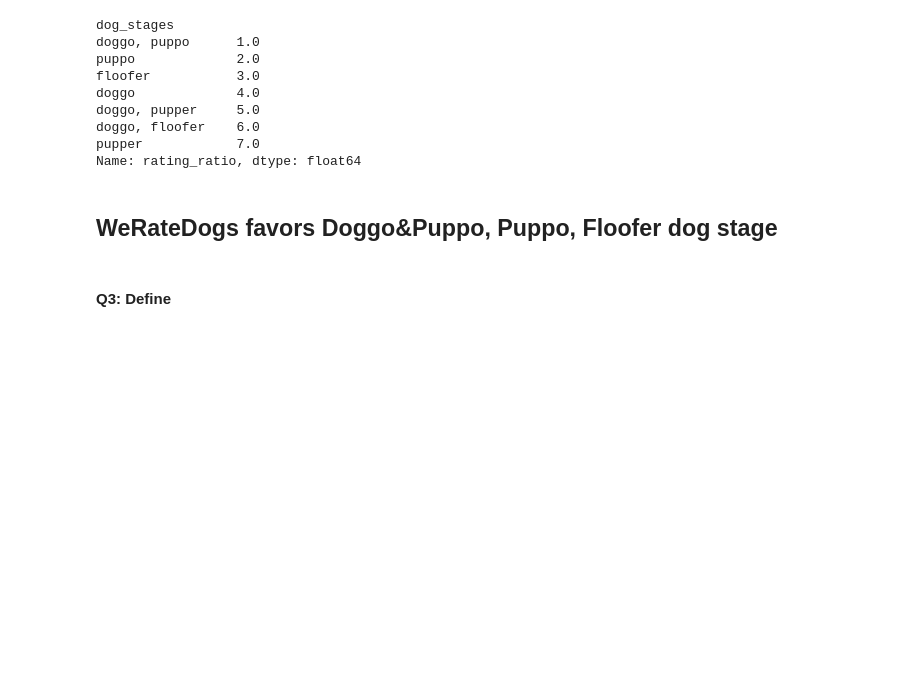
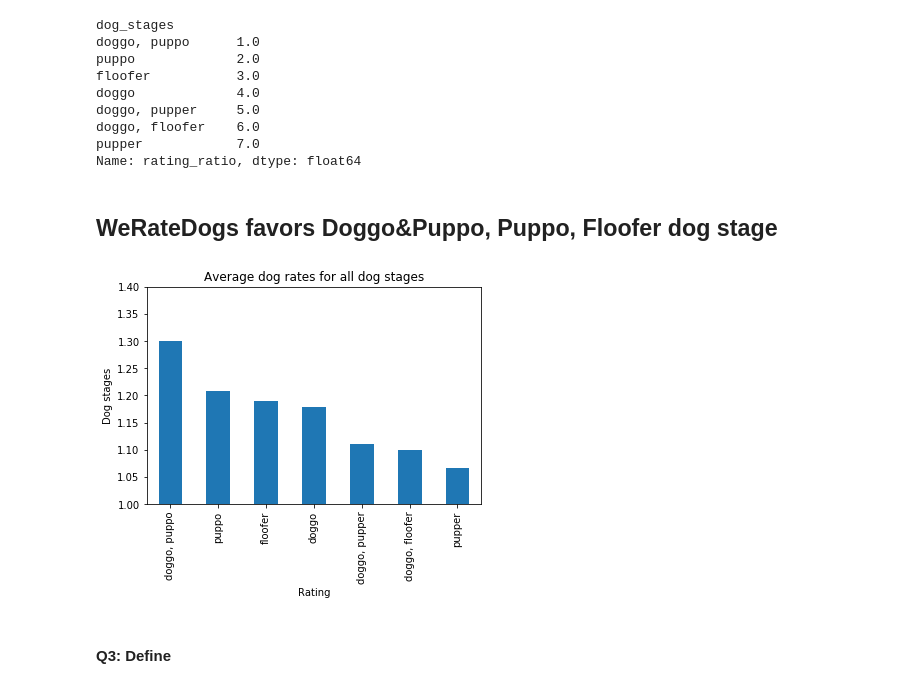
Before and after one commit to uminomuneaki/Analyze-WeRateDogs-with-tweepy, a Jupyter notebook: wrangle_act.ipynb, the cells around one changed output. Saved outputs shown, nothing was run; the diff lists cells and outputs as text; code cells hidden in the pictures; blank space fills up the shorter version.

```diff
--- a/wrangle_act.ipynb
+++ b/wrangle_act.ipynb
@@ -984,6 +992,14 @@ pupper            7.0
 Name: rating_ratio, dtype: float64
 # %% [markdown]
 ## WeRateDogs favors Doggo&Puppo, Puppo, Floofer dog stage
+# %%
+dog_rate.sort_values( ascending=False).plot(kind = 'bar')
+plt.ylim(1.0, 1.4)
+plt.title('Average dog rates for all dog stages')
+plt.xlabel('Rating')
+plt.ylabel('Dog stages');
+# %% [output]
+[figure, added]
 # %% [markdown]
 #### Q3: Define
 # %% [markdown]
```
Also changed, not shown: parts of 4 cells of this notebook.
